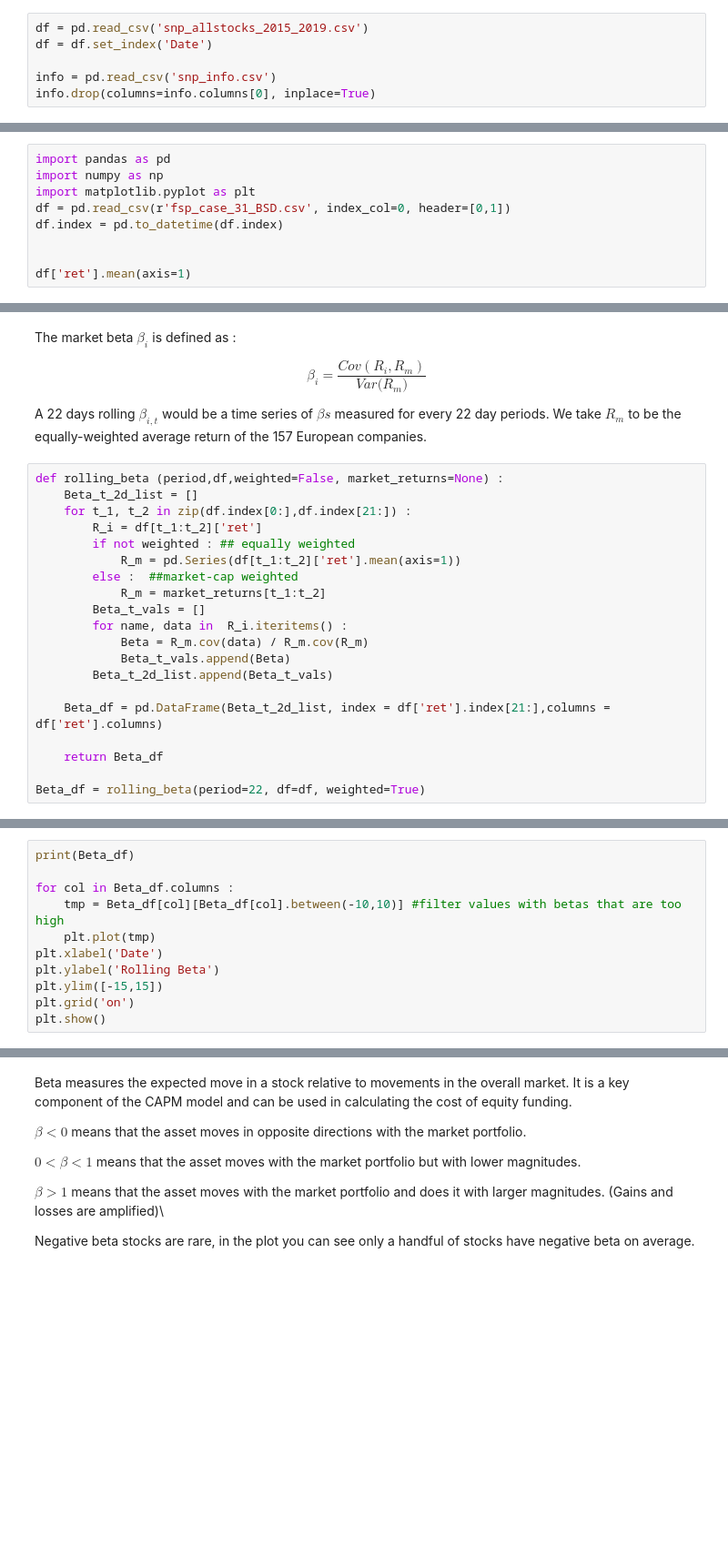
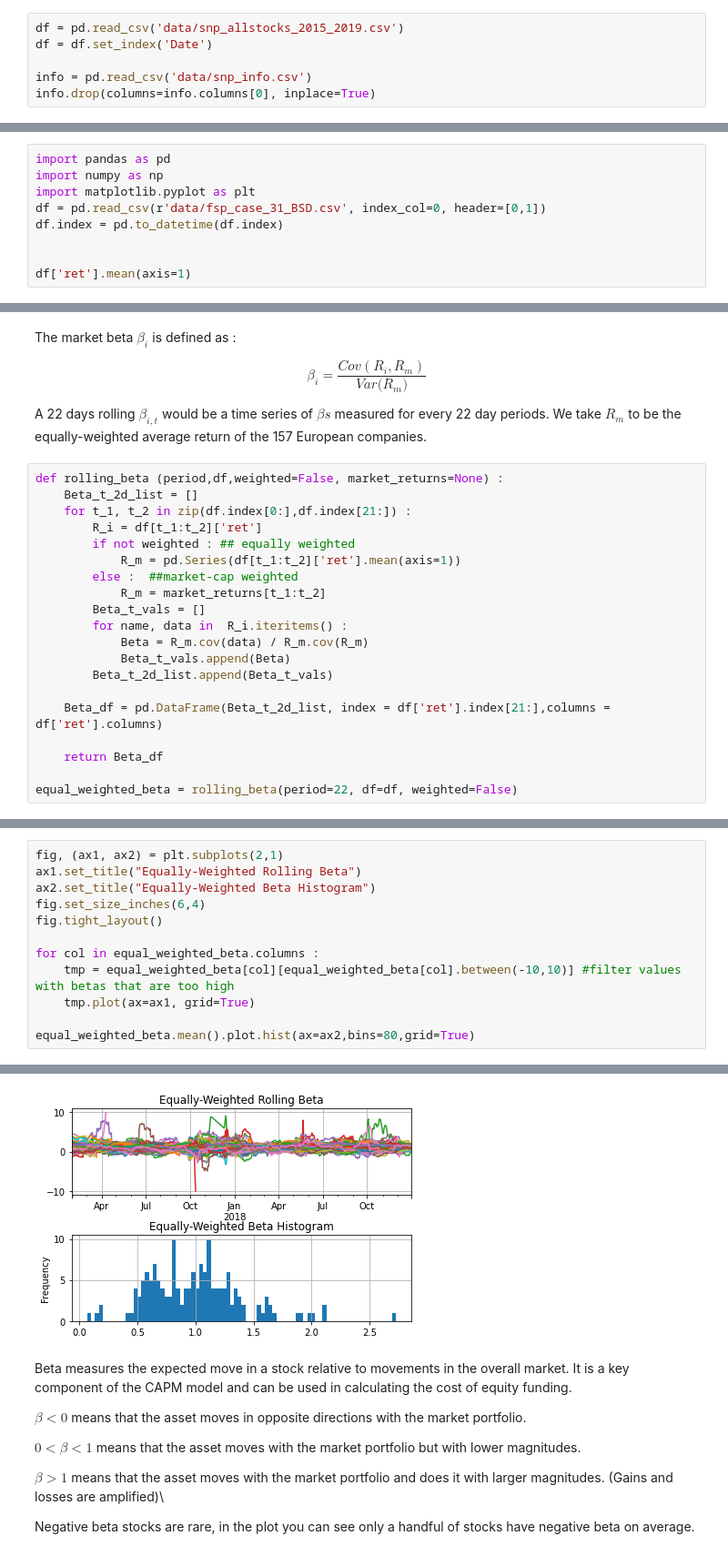
Before and after one commit to zxt18/Financial-Signal-Processing, a Jupyter notebook: Coursework_1.ipynb, the cells around one changed output, grey strips where cells are left out. Shown at 91% size. Saved outputs shown, nothing was run; the diff lists cells and outputs as text; blank space fills up the shorter version.

```diff
--- a/Coursework_1.ipynb
+++ b/Coursework_1.ipynb
@@ -343,10 +343,10 @@ For numerical stability, we require tha the eigenvalues of A are lesser than 1,
 # %%
 from statsmodels.tsa.api import VAR
 # %%
-df = pd.read_csv('snp_allstocks_2015_2019.csv')
+df = pd.read_csv('data/snp_allstocks_2015_2019.csv')
 df = df.set_index('Date')
 
-info = pd.read_csv('snp_info.csv')
+info = pd.read_csv('data/snp_info.csv')
 info.drop(columns=info.columns[0], inplace=True)
 # %%
 tickers = ["CAG", "MAR", "LIN", "HCP", "MAT"]
@@ -567,7 +567,7 @@ Pension funds can then mitigate risks of changing interest rates $d\lambda$ by m
 import pandas as pd
 import numpy as np
 import matplotlib.pyplot as plt
-df = pd.read_csv(r'fsp_case_31_BSD.csv', index_col=0, header=[0,1])
+df = pd.read_csv(r'data/fsp_case_31_BSD.csv', index_col=0, header=[0,1])
 df.index = pd.to_datetime(df.index)
 
 
@@ -635,4 +635,4 @@ def rolling_beta (period,df,weighted=False, market_returns=None) :
 
     return Beta_df
 
-Beta_df = rolling_beta(period=22, df=df, weighted=True)
+equal_weighted_beta = rolling_beta(period=22, df=df, weighted=False)
@@ -641,11 +638,0 @@ AttributeError: 'NoneType' object has no attribute 'empty'
-# %%
-print(Beta_df)
-
-for col in Beta_df.columns :
-    tmp = Beta_df[col][Beta_df[col].between(-10,10)] #filter values with betas that are too high
-    plt.plot(tmp)
-plt.xlabel('Date')
-plt.ylabel('Rolling Beta')
-plt.ylim([-15,15])
-plt.grid('on')
-plt.show()
@@ -670,0 +639,13 @@ cmp_id       G_AALLN   G_ABIBB    G_ACFP  G_ADENVX  G_ADLERR    G_ADNA  \
+# %%
+fig, (ax1, ax2) = plt.subplots(2,1)
+ax1.set_title("Equally-Weighted Rolling Beta")
+ax2.set_title("Equally-Weighted Beta Histogram")
+fig.set_size_inches(6,4)
+fig.tight_layout()
+
+for col in equal_weighted_beta.columns :
+    tmp = equal_weighted_beta[col][equal_weighted_beta[col].between(-10,10)] #filter values with betas that are too high
+    tmp.plot(ax=ax1, grid=True)
+
+equal_weighted_beta.mean().plot.hist(ax=ax2,bins=80,grid=True)
+# %% [output]
@@ -671,3 +653,4 @@ cmp_id       G_AALLN   G_ABIBB    G_ACFP  G_ADENVX  G_ADLERR    G_ADNA  \
+[figure, added]
 # %% [markdown]
 Beta measures the expected move in a stock relative to movements in the overall market. It is a key component of the CAPM model and can be used in calculating the cost of equity funding.
 
```
Also changed, not shown: parts of 44 cells of this notebook.
